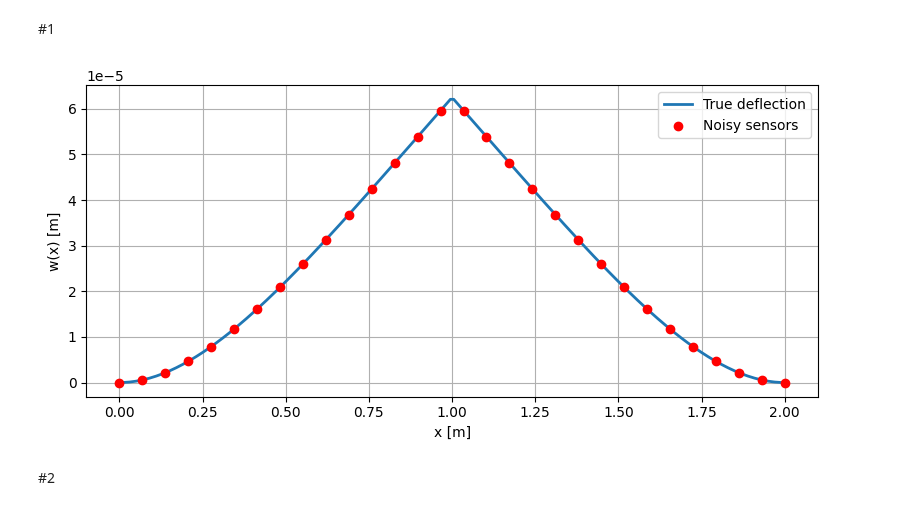
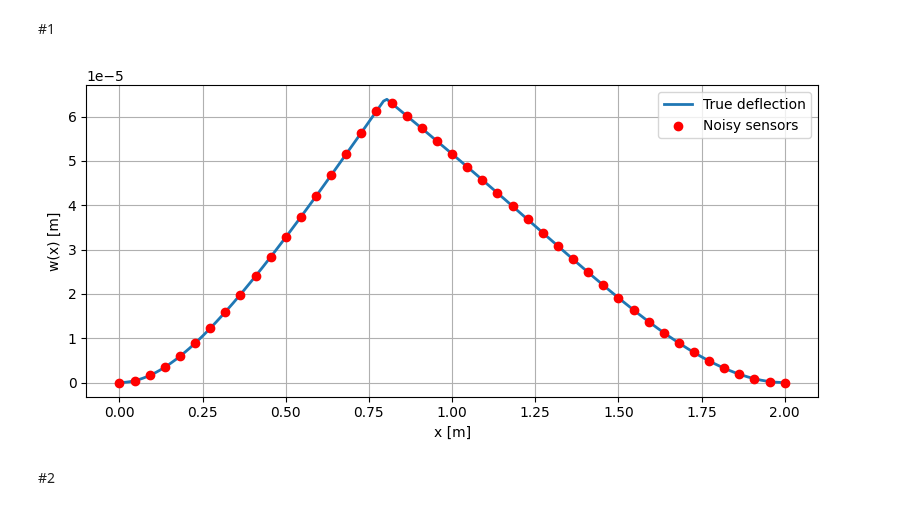
Before and after one commit to ShiyuanDengg/2D-Wall, a Jupyter notebook: 1D/1D Beam Nerf Combined CONT.ipynb, the cells around one changed output. Saved outputs shown, nothing was run; the diff lists cells and outputs as text; code cells hidden in the pictures.

```diff
--- a/1D/1D Beam Nerf Combined CONT.ipynb
+++ b/1D/1D Beam Nerf Combined CONT.ipynb
@@ -12,16 +12,23 @@ L = 2.0             # Length of the beam [m]
 EI = 2e6            # Flexural rigidity [Nm^2]
 Q = 1000.0 # Uniform load [N/m]
 P = 1000.0           # Point load [N]
-a = L / 2            # Load applied at midspan
-hinge_loc = L / 2.
+a = L / 6            # Load applied at midspan
+hinge_loc = 2 * L / 5.
 
 colloc_width = L / 4.
 colloc_density = 20
 
 dl = 0.01 * L
 
+act = 'swish'
+UDL = True
+ASYM = True
 Noise = False
 USE_COLLOC = False
+Use_Max = False
+CAP = True
+cap_val_min = 1e-4
+cap_val_max = 1e4
 # %%
 
 x_full = np.linspace(0, L, 200)
@@ -70,36 +82,52 @@ def get_collocation_points(x_sensors, pred_hinge_loc, colloc_width, colloc_densi
     x_colloc = tf.concat((x_sensors, dense_sensors), axis=0)
 
     return tf.sort(x_colloc, axis=0)
+# %%
+def gaussian_prop(x, x_p, P, sigma=0.05):
+     # scale height so area = total_force
+    return  P * tf.exp(-0.5 * ((x - x_p) / sigma) ** 2)
+         #normalized using max true load
 # %%
 x_full = np.linspace(0, L, 200)
+x_sensors = np.linspace(0, L, 45)
 
-w_true = w(x_full, L, Q)
-w_true = w_udl_hinge(x_full, hinge_loc, L, Q)
-#w_true = w(x_full, L, Q)
+if UDL:
+  w_true = w_udl_mid_hinge(x_full, L, Q)
+  w_sensors_clean = w_udl_mid_hinge(x_sensors, L, Q)
+  q_true = Q * tf.ones_like(tf.convert_to_tensor(x_full, dtype=tf.float32))
+  q_max = Q
+else:
+  w_true = w_pl_mid_hinge(x_full, L, P, L/4)
+  w_sensors_clean = w_pl_mid_hinge(x_sensors, L, P, L/4)
+  q_true = gaussian_prop(tf.convert_to_tensor(x_full, dtype=tf.float32), L / 4, P, sigma=0.05) + gaussian_prop(tf.convert_to_tensor(x_full, dtype=tf.float32), 3 * L / 4, P, sigma=0.05)
+  q_max = P # so the varirables are to be trained to 1
 
-x_sensors = np.linspace(0, L, 30)
-w_sensors_clean = w_udl_hinge(x_sensors, hinge_loc, L, Q)
-#w_sensors_clean = w(x_sensors, L, Q)
+if ASYM:
+  w_true = w_one_hinge(x_full, L, Q, P, a)
+  w_sensors_clean = w_one_hinge(x_sensors, L, Q, P, a)
+  q_true = tf.ones_like(tf.convert_to_tensor(x_full, dtype=tf.float32)) * Q + gaussian_prop(tf.convert_to_tensor(x_full, dtype=tf.float32), a, P, sigma=0.01)
+  q_max = P
+
 w_sensors = w_sensors_clean
 
 if Noise:
   np.random.seed(42)
   noise_std = 0.05 * np.max(w_sensors_clean)
   noise = np.random.normal(0, noise_std, size=w_sensors_clean.shape)
   w_sensors += noise
 
 # Plot
 plt.figure(figsize=(8, 4))
 plt.plot(x_full, w_true, label="True deflection", linewidth=2)
 plt.scatter(x_sensors, w_sensors, color='red', label="Noisy sensors", zorder=3)
 plt.xlabel("x [m]")
 plt.ylabel("w(x) [m]")
 plt.legend()
 plt.grid(True)
 plt.tight_layout()
 plt.show()
 # %% [output]
-[figure, old version]
+[figure, new version]
 # %% [markdown]
 #2
 # %%
```
Also changed, not shown: parts of 21 cells of this notebook, 1 other file.
